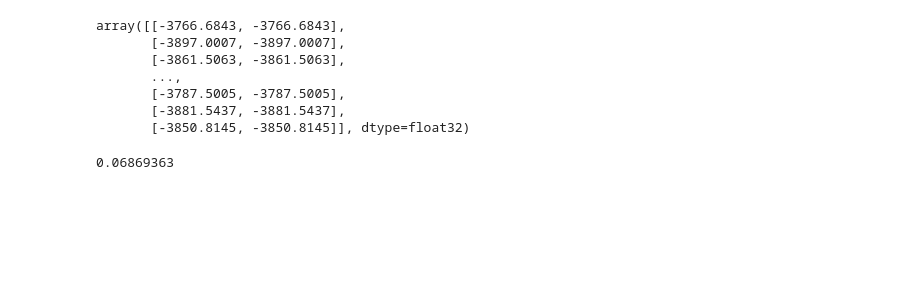
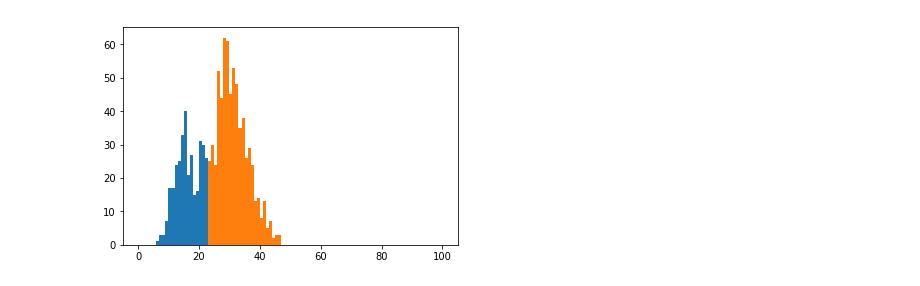
Before and after one commit to KTaskn/edward_exercise, a Jupyter notebook: poison_mixture.ipynb, the cells around one changed output. Cells and saved outputs as stored; diff of their text form; code cells hidden in the pictures; blank space fills up the shorter version.

```diff
--- a/poison_mixture.ipynb
+++ b/poison_mixture.ipynb
@@ -160,23 +163,39 @@ plt.show()
-# %%
-x_broadcasted = tf.tile(tf.reshape(x_data, [N, 1, 1, 1]), [1, 5, K, 1])
-
-# Sum over latent dimension, then average over posterior samples.
-# ``log_liks`` ends up with shape (N, K).
-log_liks = x_post.log_prob(x_broadcasted)
-log_liks = tf.reduce_sum(log_liks, 3)
-log_liks = tf.reduce_mean(log_liks, 1)
-log_liks.eval()
-# clusters = tf.argmax(log_liks, 1).eval()
-# clusters
-# %% [output]
-array([[-3766.6843, -3766.6843],
-       [-3897.0007, -3897.0007],
-       [-3861.5063, -3861.5063],
-       ...,
-       [-3787.5005, -3787.5005],
-       [-3881.5437, -3881.5437],
-       [-3850.8145, -3850.8145]], dtype=float32)
-# %%
-x_post.prob(5.).eval().mean()
-# %% [output]
-0.06869363
+# %%
+# 学習したパラメータLを利用して、事後分布を作る（L = {_lambda_0, _lambda_1}）
+M = 100
+L = qalpha.sample(M)
+# 事後分布は（L = {_lambda_0, _lambda_1}）から作られる２つのポアソン分布
+x_post = Poisson(L)
+
+# データを２つのポアソン分布同時に評価するため、１次元から同じ数値のペアで構成される次元のデータに変換する
+# [1, 2, 3] -> [[1, 1], [2, 2], [3, 3]]
+# x_broadcasted = tf.tile(tf.reshape(x_data, [N, 1, 1]), [1, 1, K])
+
+# # それぞれのポアソン分布での確率を求める
+# log_liks = x_post.log_prob(x_broadcasted)
+# log_liks = tf.reduce_sum(log_liks, 1)
+# # 確率が大きい方を所属クラスタとする
+# clusters = tf.argmax(log_liks, 1).eval()
+# clusters
+
+x_broadcasted = tf.tile(tf.reshape(x_data, [N, 1, 1]), [1, M, K])
+
+# それぞれのポアソン分布での確率を求める
+log_liks = x_post.log_prob(x_broadcasted)
+log_liks = tf.reduce_sum(log_liks, 1)
+# 確率が大きい方を所属クラスタとする
+clusters = tf.argmax(log_liks, 1).eval()
+clusters
+
+df_result = pd.DataFrame({
+    "c": clusters,
+    "d": x_data,
+    "a": log_liks.eval()[:, 0],
+    "b": log_liks.eval()[:, 1],
+})
+
+plt.hist(df_result.pipe(lambda df: df[df['c'] == 0])['d'], bins=100, range=(0, 100))
+plt.hist(df_result.pipe(lambda df: df[df['c'] == 1])['d'], bins=100, range=(0, 100))
+plt.show()
+# %% [output]
+[figure, added]
```
Also changed, not shown: parts of 5 cells of this notebook.
